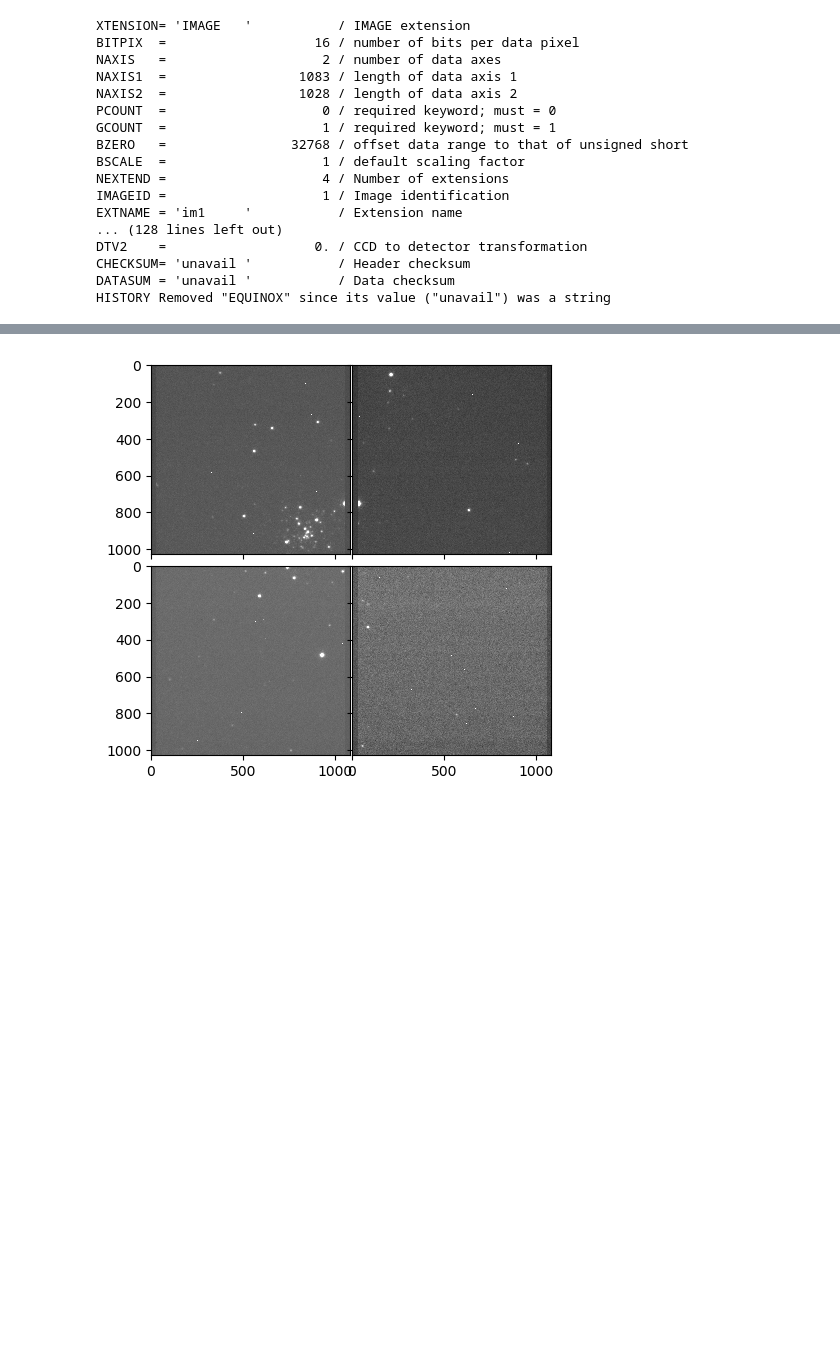
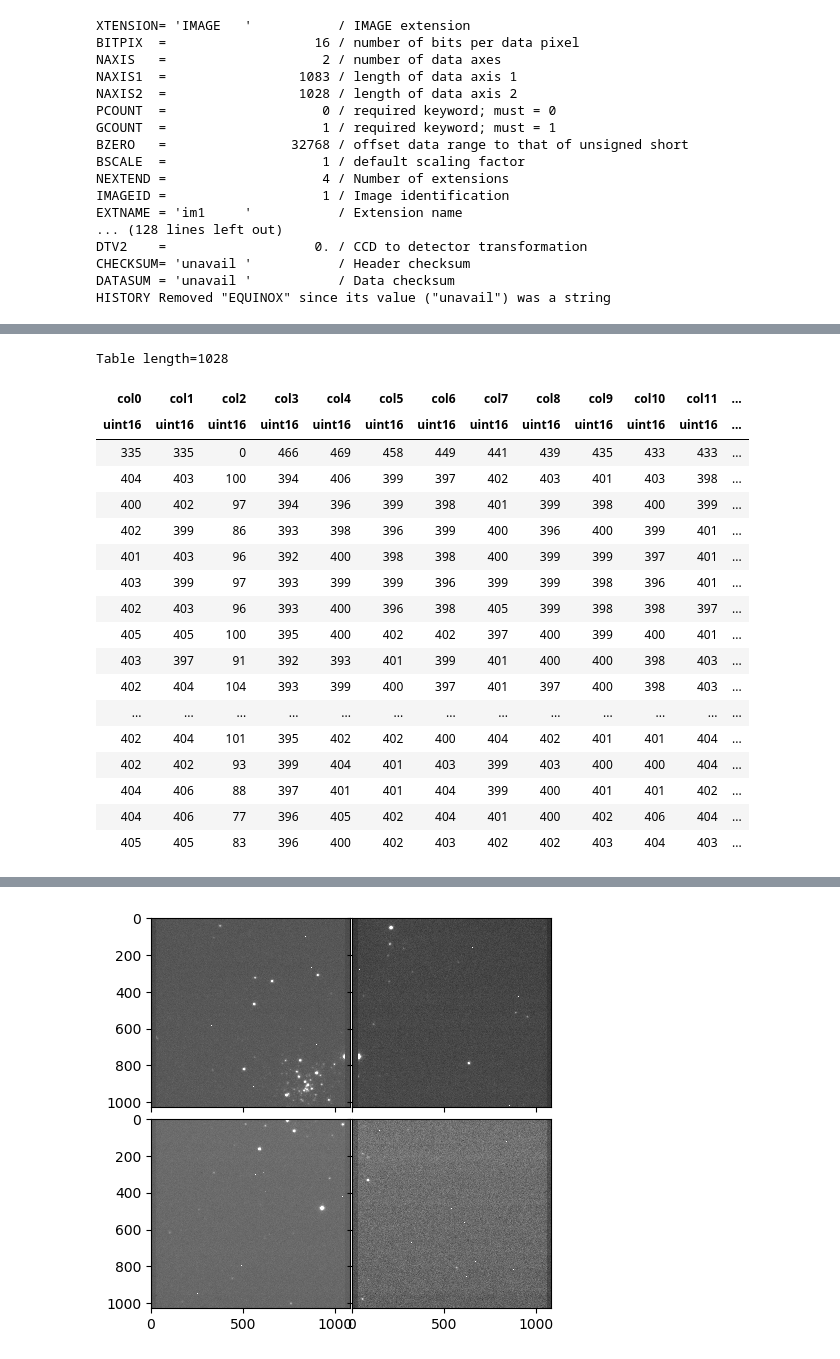
Before and after one commit to SAMOS-Pipeline/FITS_headers_practice, a Jupyter notebook: FITS_file_handling_w_python.ipynb, the cells around one changed output, grey strips where cells are left out. Cells and saved outputs as stored; diff of their text form; code cells hidden in the pictures; blank space fills up the shorter version.

```diff
--- a/FITS_file_handling_w_python.ipynb
+++ b/FITS_file_handling_w_python.ipynb
@@ -145,0 +138,24 @@ ROTATOR =                330.3 / Position angle of rotator
+# %%
+hdu1_table = Table(hdu1.data)
+# here is what the table looks like
+hdu1_table
+# %% [output]
+Table length=1028
+| col0 | col1 | col2 | col3 | col4 | col5 | col6 | col7 | col8 | col9 | col10 | col11 | ... |
+| uint16 | uint16 | uint16 | uint16 | uint16 | uint16 | uint16 | uint16 | uint16 | uint16 | uint16 | uint16 | ... |
+| 335 | 335 | 0 | 466 | 469 | 458 | 449 | 441 | 439 | 435 | 433 | 433 | ... |
+| 404 | 403 | 100 | 394 | 406 | 399 | 397 | 402 | 403 | 401 | 403 | 398 | ... |
+| 400 | 402 | 97 | 394 | 396 | 399 | 398 | 401 | 399 | 398 | 400 | 399 | ... |
+| 402 | 399 | 86 | 393 | 398 | 396 | 399 | 400 | 396 | 400 | 399 | 401 | ... |
+| 401 | 403 | 96 | 392 | 400 | 398 | 398 | 400 | 399 | 399 | 397 | 401 | ... |
+| 403 | 399 | 97 | 393 | 399 | 399 | 396 | 399 | 399 | 398 | 396 | 401 | ... |
+| 402 | 403 | 96 | 393 | 400 | 396 | 398 | 405 | 399 | 398 | 398 | 397 | ... |
+| 405 | 405 | 100 | 395 | 400 | 402 | 402 | 397 | 400 | 399 | 400 | 401 | ... |
+| 403 | 397 | 91 | 392 | 393 | 401 | 399 | 401 | 400 | 400 | 398 | 403 | ... |
+| 402 | 404 | 104 | 393 | 399 | 400 | 397 | 401 | 397 | 400 | 398 | 403 | ... |
+| ... | ... | ... | ... | ... | ... | ... | ... | ... | ... | ... | ... | ... |
+| 402 | 404 | 101 | 395 | 402 | 402 | 400 | 404 | 402 | 401 | 401 | 404 | ... |
+| 402 | 402 | 93 | 399 | 404 | 401 | 403 | 399 | 403 | 400 | 400 | 404 | ... |
+| 404 | 406 | 88 | 397 | 401 | 401 | 404 | 399 | 400 | 401 | 401 | 402 | ... |
+| 404 | 406 | 77 | 396 | 405 | 402 | 404 | 401 | 400 | 402 | 406 | 404 | ... |
+| 405 | 405 | 83 | 396 | 400 | 402 | 403 | 402 | 402 | 403 | 404 | 403 | ... |
```
Also changed, not shown: parts of 19 cells of this notebook, 3 other files.
